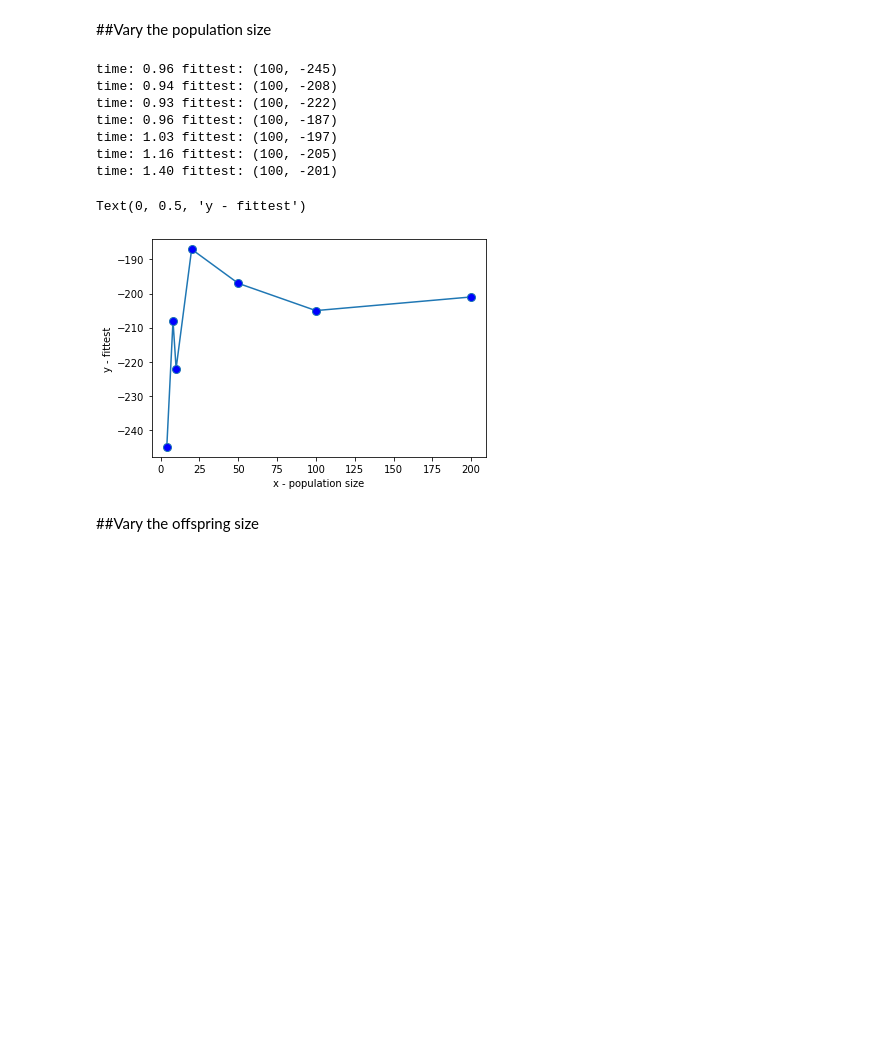
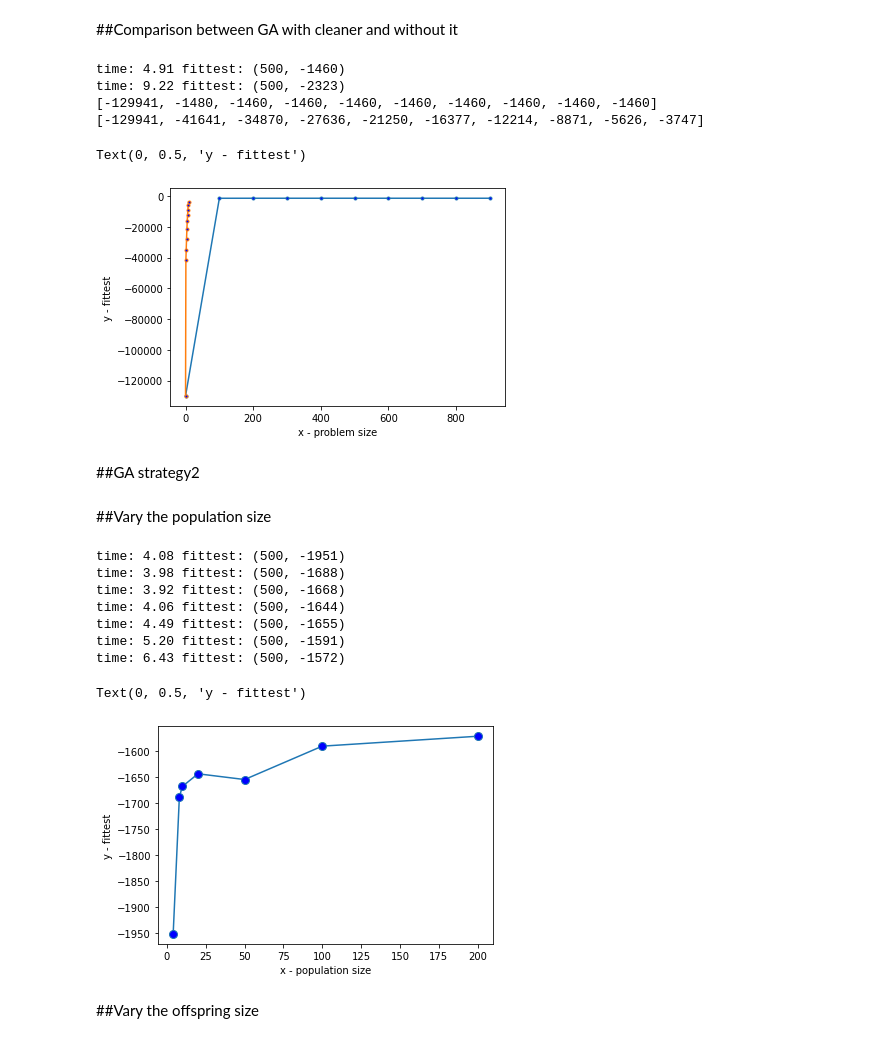
Before and after one commit to Girasolo/computational_intelligence, a Jupyter notebook: lab2/lab2.ipynb, the cells around one changed output. Drawn from its saved outputs; the diff is of its cells as text; code cells hidden in the pictures; blank space fills up the shorter version.

```diff
--- a/lab2/lab2.ipynb
+++ b/lab2/lab2.ipynb
@@ -108,3 +107,5 @@ def GA(population, NUM_GENERATIONS, OFFSPRING_SIZE, mutation_rate,POPULATION_SIZ
     #print( "time: " + str(delta)+ " fit call " + str(fitCall))
     print( "time: " + str(delta) + " fittest: " + str(fittestIndividual.fitTuple))
     return fittestIndividual
+# %% [markdown]
+##Comparison between GA with cleaner and without it
@@ -111,3 +184,37 @@ def GA(population, NUM_GENERATIONS, OFFSPRING_SIZE, mutation_rate,POPULATION_SIZ
+# %%
+population_SIZE=20
+PROBLEM_SIZE=500
+OFFSPRING_SIZE=20
+mutation_rate=0.5
+cleaner_rate=10
+NUM_GENERATIONS=1000
+i=0
+ALL_LISTS=problem(PROBLEM_SIZE,42)
+fittest=list()
+
+population = list()
+
+for genome in [tuple([random.choice([1, 0]) for _ in range(len(ALL_LISTS))]) for _ in range(population_SIZE)]:
+    population.append(Individual(genome,fitness_function(genome)))
+
+population = sorted(population, key=lambda i: i.fitTuple, reverse=True)
+fittest_ind,cleanFitArray=GAclean(population,NUM_GENERATIONS,OFFSPRING_SIZE,mutation_rate,population_SIZE,cleaner_rate)
+fittest_ind,fitArray=GAnoClean(population,NUM_GENERATIONS,OFFSPRING_SIZE,mutation_rate,population_SIZE)
+print(cleanFitArray)
+print(fitArray)
+range_=range(0,1000,100)
+plt.plot(range_,cleanFitArray, fitArray,marker='o', markerfacecolor='blue', markersize=3)
+plt.xlabel('x - problem size')
+plt.ylabel('y - fittest')
+# %% [output]
+time: 4.91 fittest: (500, -1460)
+time: 9.22 fittest: (500, -2323)
+[-129941, -1480, -1460, -1460, -1460, -1460, -1460, -1460, -1460, -1460]
+[-129941, -41641, -34870, -27636, -21250, -16377, -12214, -8871, -5626, -3747]
+Text(0, 0.5, 'y - fittest')
+[figure, added]
+# %% [markdown]
+##GA strategy2
 # %%
 def GAstrategy2(population, NUM_GENERATIONS, OFFSPRING_SIZE, mutation_rate,POPULATION_SIZE,cleaner_rate):
     start = time.time()                 #to take note of the computation time
@@ -147,9 +253,9 @@ def GAstrategy2(population, NUM_GENERATIONS, OFFSPRING_SIZE, mutation_rate,POPUL
 ##Vary the population size
 # %%
 population_SIZE=[4,8,10,20,50,100,200]
-PROBLEM_SIZE=100
+PROBLEM_SIZE=500
 OFFSPRING_SIZE=20
-mutation_rate=0.5
+mutation_rate=0.3
 cleaner_rate=20
 NUM_GENERATIONS=1000
 N=3
@@ -170,15 +276,15 @@ plt.xlabel('x - population size')
 # naming the y axis
 plt.ylabel('y - fittest')
 # %% [output]
-time: 0.96 fittest: (100, -245)
-time: 0.94 fittest: (100, -208)
-time: 0.93 fittest: (100, -222)
-time: 0.96 fittest: (100, -187)
-time: 1.03 fittest: (100, -197)
-time: 1.16 fittest: (100, -205)
-time: 1.40 fittest: (100, -201)
+time: 4.08 fittest: (500, -1951)
+time: 3.98 fittest: (500, -1688)
+time: 3.92 fittest: (500, -1668)
+time: 4.06 fittest: (500, -1644)
+time: 4.49 fittest: (500, -1655)
+time: 5.20 fittest: (500, -1591)
+time: 6.43 fittest: (500, -1572)
 Text(0, 0.5, 'y - fittest')
-[figure, old version]
+[figure, new version]
 # %% [markdown]
 ##Vary the offspring size
 # %%
```
Also changed, not shown: parts of 11 cells of this notebook, 3 other files.
